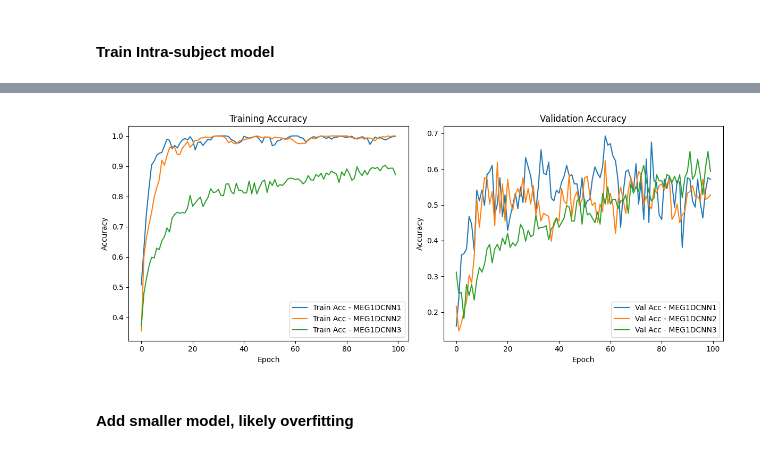
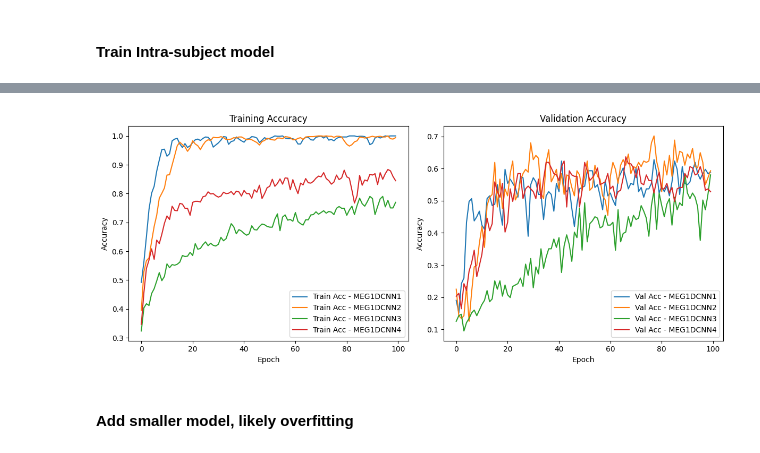
Before and after one commit to Stijnaard/DL_assignment_2, a Jupyter notebook: stijn.ipynb, the cells around one changed output, grey strips where cells are left out. Drawn from its saved outputs; the diff is of its cells as text; code cells hidden in the pictures.

Commit message:
new 1DCNN

```diff
--- a/stijn.ipynb
+++ b/stijn.ipynb
@@ -738,7 +738,7 @@ def evaluate(model, loader, criterion, device):
     return total_loss / total, correct / total
 
 
-def train(model, train_loader, val_loader, optimizer, criterion, device, epochs=10):
+def train(model, train_loader, val_loader, optimizer, criterion, device, epochs=10, print_every=10):
     best_val_acc = 0
     best_state = None
 
@@ -757,7 +757,7 @@ def train(model, train_loader, val_loader, optimizer, criterion, device, epochs=
             best_val_acc = val_acc
             best_state = model.state_dict()
 
-        if epoch % 10 == 0 or epoch == 1:
+        if print_every and epoch % print_every == 0:
             print(
                 f"Epoch {epoch:02d} | "
                 f"Train Loss: {train_loss:.4f}, Train Acc: {train_acc:.4f} | "
@@ -774,26 +774,25 @@ def train(model, train_loader, val_loader, optimizer, criterion, device, epochs=
     test_loss, test_acc = evaluate(model, test_loader, criterion, device)
     print(f"Test Loss: {test_loss:.4f}, Test Acc: {test_acc:.4f}")
 
-    return history, model, test_acc
+    return history, model, test_acc, best_val_acc
 # %% [markdown]
 #### Train Intra-subject model
 # %%
 import time
 
-results_list = []
+results_list = []; dropout_results_list = []
 list_of_models = [MEG1DCNN1, MEG1DCNN2, MEG1DCNN3, MEG1DCNN4]
-
 
 for i in range(len(list_of_models)):
     # select model per iteration
-    model = list_of_models[i](dropout=0.3).to(device)
+    model = list_of_models[i](dropout=0.5).to(device)
     optimizer = torch.optim.Adam(model.parameters(), lr=1e-3)
     criterion = nn.CrossEntropyLoss()
 
     print(f"\nTraining model: {list_of_models[i].__name__}, \nNumber of parameters: {sum(p.numel() for p in model.parameters())}")
 
     start_time = time.time()
-    history, best_model, test_acc = train(
+    history, best_model, test_acc, best_val_acc = train(
         model,
         train_loader,
         val_loader,
@@ -809,45 +808,17 @@ for i in range(len(list_of_models)):
         "model": list_of_models[i].__name__,
         "history": history,
         "test_acc": test_acc,
-        "time": end_time
+        "time": end_time,
+        "best_val_acc": best_val_acc
     }
     results_list.append(results)
 
 
-# for i in range(1):
-#     model = MEG2DCNN(dropout=0.3).to(device)
-#     optimizer = torch.optim.Adam(model.parameters(), lr=1e-3)
-#     criterion = nn.CrossEntropyLoss()
-
-#     print(f"\nTraining model: MEG2DCNN, \nNumber of parameters: {sum(p.numel() for p in model.parameters())}")
-
-#     start_time = time.time()
-#     history, best_model, test_acc = train(
-#         model,
-#         train_loader_2d,
-#         validation_loader_2d,
-#         optimizer,
-#         criterion,
-#         device,
-#         epochs=100
-#     )
-#     end_time = time.time() - start_time
-#     print(f"Training time: {end_time:.2f} seconds")
-
-#     results = {
-#         "model": "MEG2DCNN",
-#         "history": history,
-#         "test_acc": test_acc,
-#         "time": end_time
-#     }
-#     results_list.append(results)
-
-
 # print the results in a table
-print("\nFinal Results:")
-print(f"{'Model':<15} {'Test Acc':<10} {'Time (s)':<10}")
+print("\n\n ============== Final Results: ==============")
+print(f"{'Model':<15} {'Test Acc':<10} {'Best Val Acc':<12} {'Time (s)':<10}")
 for res in results_list:
-    print(f"{res['model']:<15} {res['test_acc']:<10.4f} {res['time']:<10.2f}")
+    print(f"{res['model']:<15} {res['test_acc']:<10.4f} {res['best_val_acc']:<12.4f} {res['time']:<10.2f}")
 
 
 # plot the train and validation accuracies in seperate plots. Plot train in one subplot and validation in another
@@ -891,4 +862,4 @@ MEG1DCNN3       0.7121     27.75
-[figure, old version]
+[figure, new version]
 # %% [markdown]
 #### Add smaller model, likely overfitting
 # %%
```
Also changed, not shown: parts of 1 cell of this notebook.
